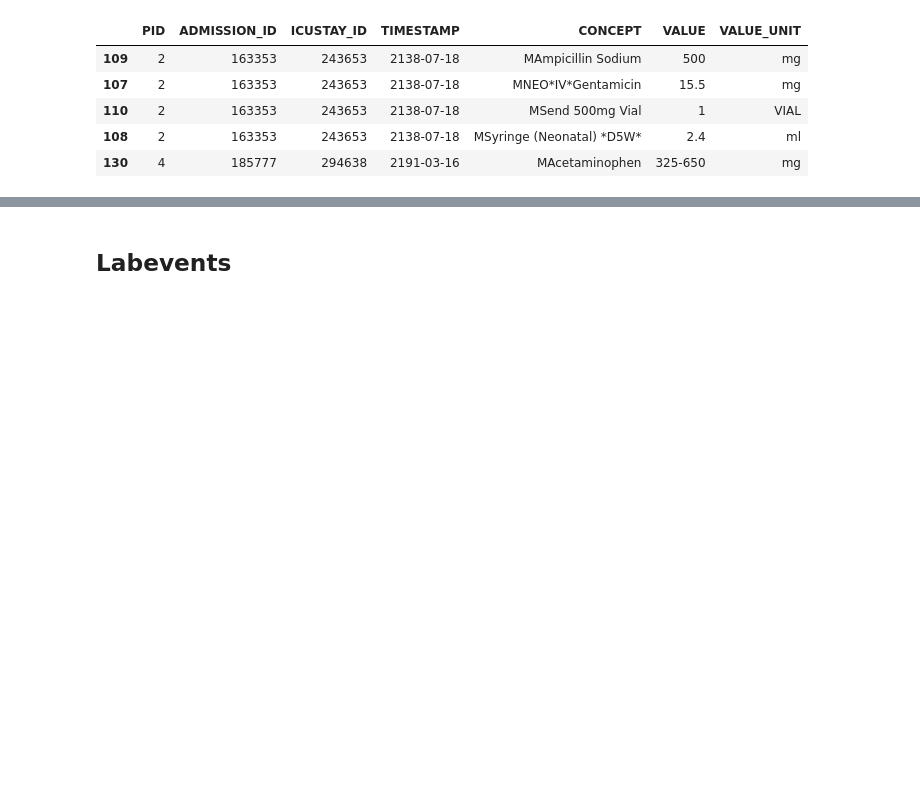
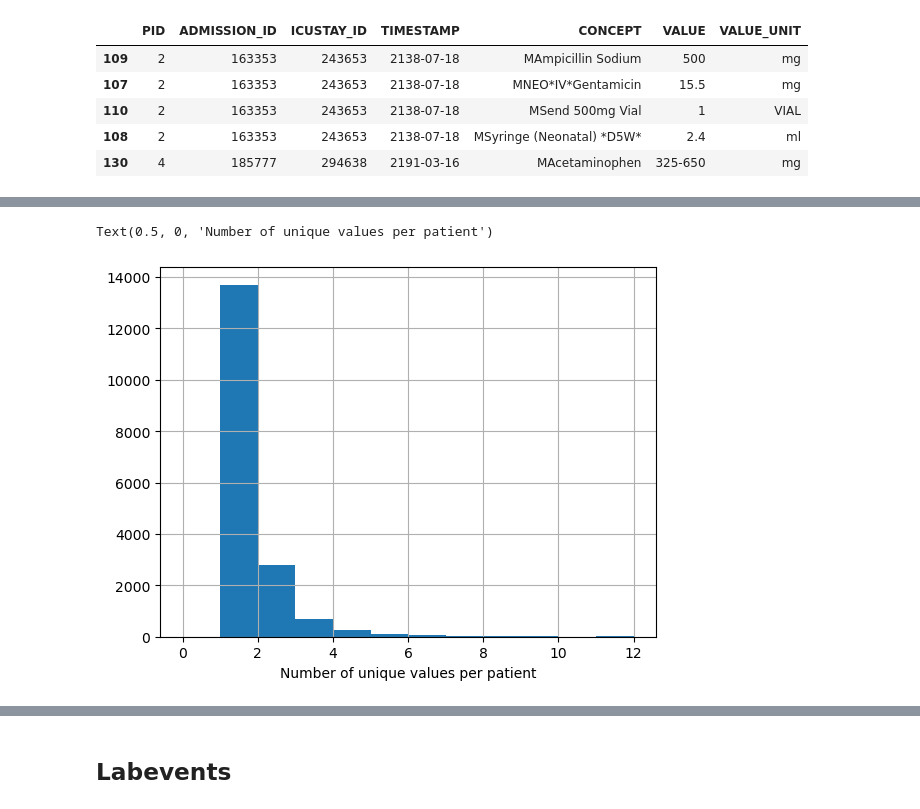
Before and after one commit to kirilklein/patbert, a Jupyter notebook: notebooks/explore/mimic3.ipynb, the cells around one changed output, grey strips where cells are left out. Cells and saved outputs as stored; diff of their text form; code cells hidden in the pictures; blank space fills up the shorter version.

```diff
--- a/notebooks/explore/mimic3.ipynb
+++ b/notebooks/explore/mimic3.ipynb
@@ -129,0 +183,4 @@ utils.visualize_encoded(med.sample(4000), 'CONCEPT', n_points=4, n_neighbors=4)
+# %%
+weight = pd.read_parquet(join(mimic_path, "concept.weight.parquet"))
+print(len(weight))
+weight.head()
@@ -129,0 +195,7 @@ utils.visualize_encoded(med.sample(4000), 'CONCEPT', n_points=4, n_neighbors=4)
+# %%
+# visualize a hist of unique values per patient
+weight.groupby('PID').VALUE.nunique().hist(bins=np.arange(0, 12.5, 1))
+plt.xlabel('Number of unique values per patient')
+# %% [output]
+Text(0.5, 0, 'Number of unique values per patient')
+[figure, added]
```
Also changed, not shown: parts of 14 cells of this notebook, 2 other files.
